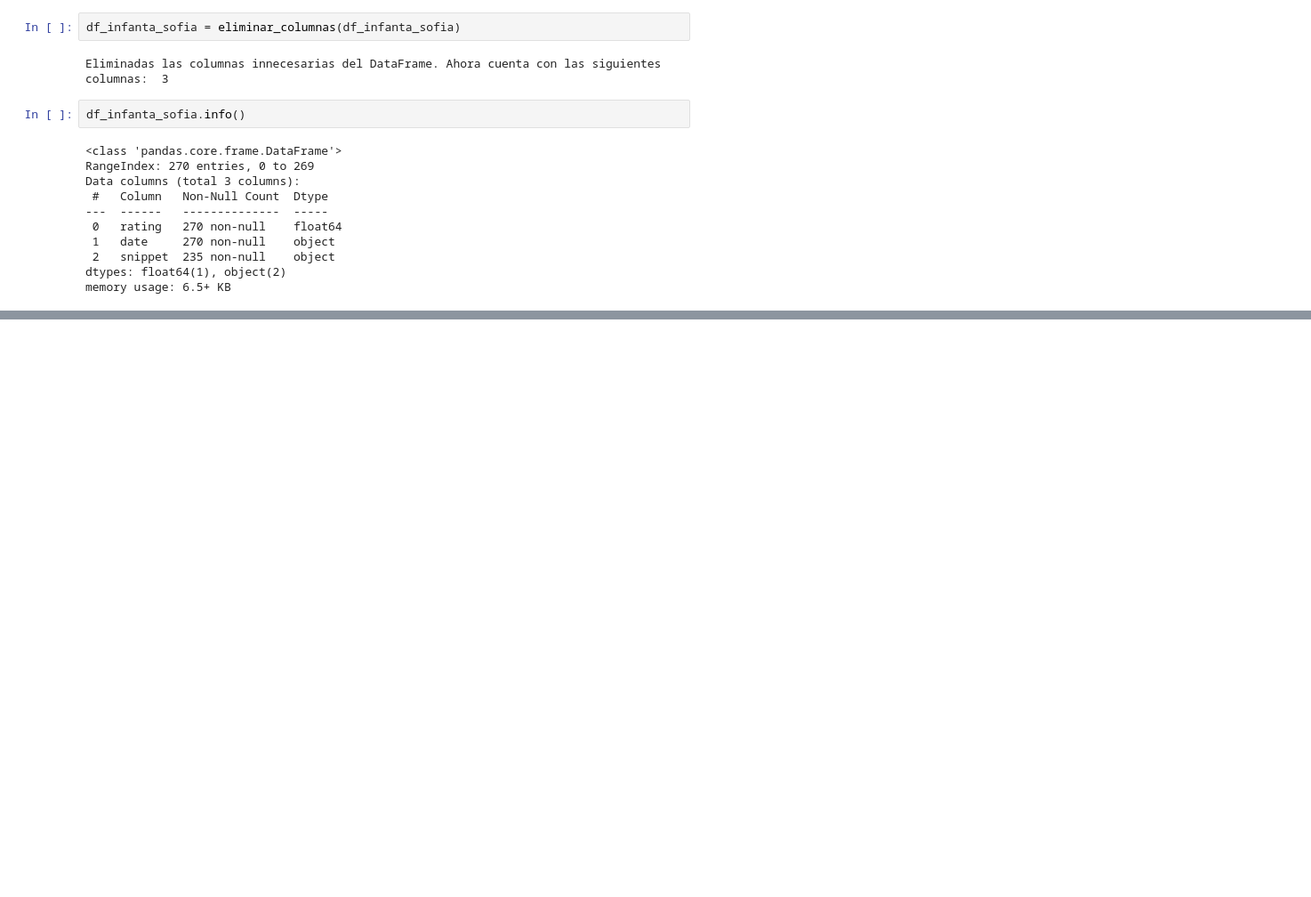
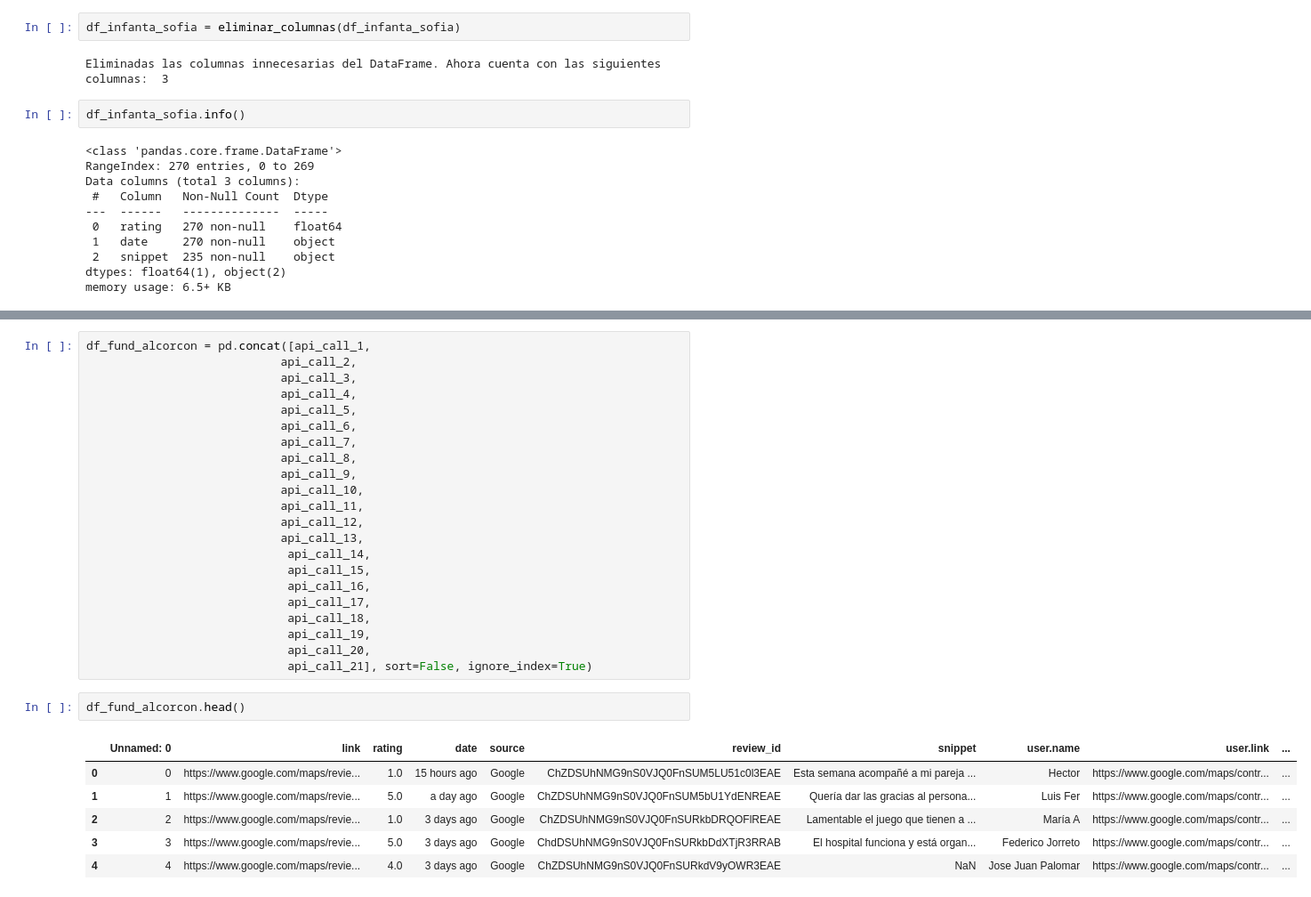
Before and after one commit to TeresaCardenosa/project_reviews_google, a Jupyter notebook: notebooks/ETL_Otras reseñas.ipynb, the cells around one changed output, grey strips where cells are left out. Shown at 89% size. Cells and saved outputs as stored; diff of their text form; blank space fills up the shorter version.

```diff
--- a/notebooks/ETL_Otras reseñas.ipynb
+++ b/notebooks/ETL_Otras reseñas.ipynb
@@ -518,0 +689,31 @@ df_infanta_sofia.head()
+# %%
+df_fund_alcorcon = pd.concat([api_call_1,
+                            api_call_2,
+                            api_call_3,
+                            api_call_4,
+                            api_call_5,
+                            api_call_6,
+                            api_call_7,
+                            api_call_8,
+                            api_call_9,
+                            api_call_10,
+                            api_call_11,
+                            api_call_12,
+                            api_call_13,
+                             api_call_14,
+                             api_call_15,
+                             api_call_16,
+                             api_call_17,
+                             api_call_18,
+                             api_call_19,
+                             api_call_20,
+                             api_call_21], sort=False, ignore_index=True)
+# %%
+df_fund_alcorcon.head()
+# %% [output]
+|  | Unnamed: 0 | link | rating | date | source | review_id | snippet | user.name | user.link | ... |
+| 0 | 0 | https://www.google.com/maps/revie... | 1.0 | 15 hours ago | Google | ChZDSUhNMG9nS0VJQ0FnSUM5LU51c0l3EAE | Esta semana acompañé a mi pareja ... | Hector | https://www.google.com/maps/contr... | ... |
+| 1 | 1 | https://www.google.com/maps/revie... | 5.0 | a day ago | Google | ChZDSUhNMG9nS0VJQ0FnSUM5bU1YdENREAE | Quería dar las gracias al persona... | Luis Fer | https://www.google.com/maps/contr... | ... |
+| 2 | 2 | https://www.google.com/maps/revie... | 1.0 | 3 days ago | Google | ChZDSUhNMG9nS0VJQ0FnSURkbDRQOFlREAE | Lamentable el juego que tienen a ... | María A | https://www.google.com/maps/contr... | ... |
+| 3 | 3 | https://www.google.com/maps/revie... | 5.0 | 3 days ago | Google | ChdDSUhNMG9nS0VJQ0FnSURkbDdXTjR3RRAB | El hospital funciona y está organ... | Federico Jorreto | https://www.google.com/maps/contr... | ... |
+| 4 | 4 | https://www.google.com/maps/revie... | 4.0 | 3 days ago | Google | ChZDSUhNMG9nS0VJQ0FnSURkdV9yOWR3EAE | NaN | Jose Juan Palomar | https://www.google.com/maps/contr... | ... |
```
Also changed, not shown: parts of 44 cells of this notebook, 2 other files.
